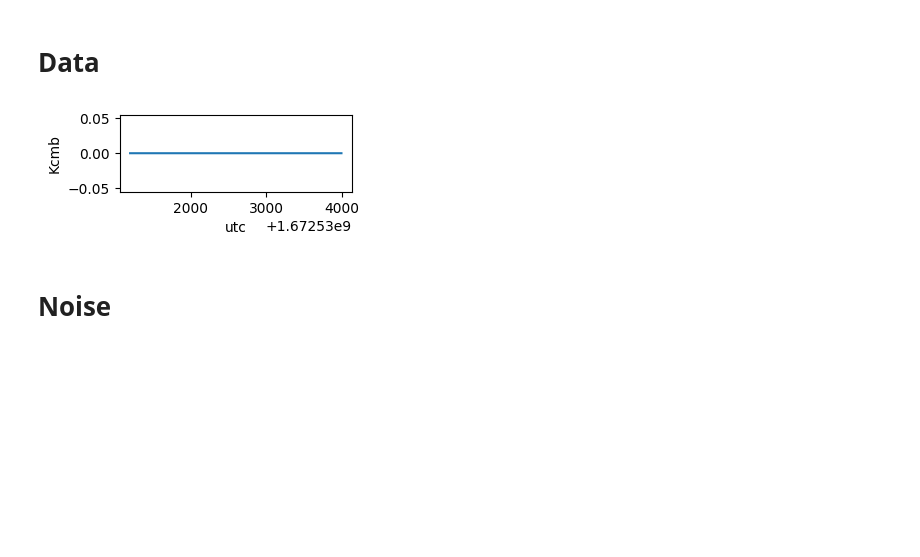
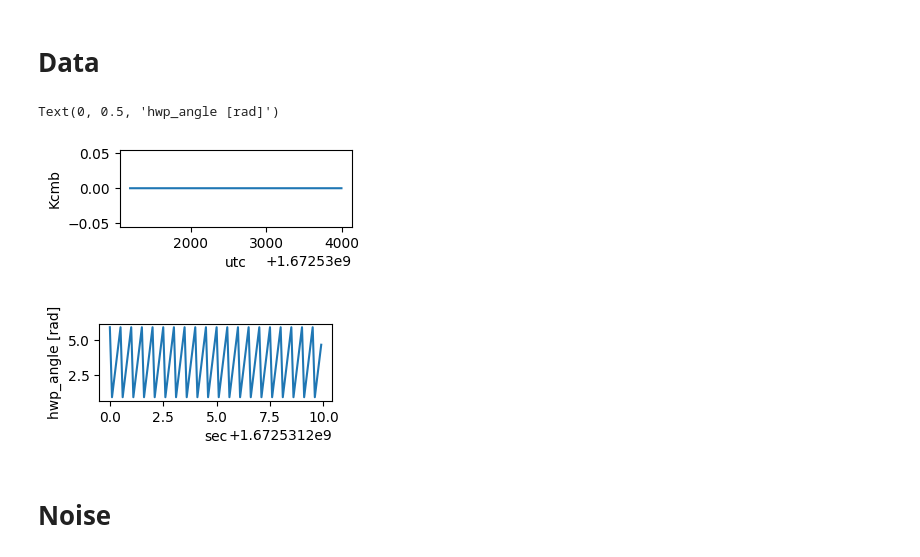
Before and after one commit to tterasaki/bcp, a Jupyter notebook: 220910_manual_planet_sim/manual_sim.ipynb, the cells around one changed output. Saved outputs shown, nothing was run; the diff lists cells and outputs as text; code cells hidden in the pictures; blank space fills up the shorter version.

```diff
--- a/220910_manual_planet_sim/manual_sim.ipynb
+++ b/220910_manual_planet_sim/manual_sim.ipynb
@@ -91,15 +91,22 @@ def plot_one_timestream(data):
 # %%
 sim_gnd = toast.ops.SimGround(
         telescope=telescope,
         schedule=schedule,
         weather="atacama",
         hwp_angle='hwp_angle',
         hwp_rpm=120,
     )
 sim_gnd.apply(data)
 plot_one_timestream(data)
+
+fig,ax = plt.subplots(1,1,figsize=(3,1))
+ax.plot(data.obs[0].shared['times'][:100], data.obs[0].shared['hwp_angle'][:100])
+ax.set_xlabel('sec')
+ax.set_ylabel('hwp_angle [rad]')
 # %% [output]
+Text(0, 0.5, 'hwp_angle [rad]')
 [figure]
+[figure, added]
 # %% [markdown]
 # Noise
 # %%
```
Also changed, not shown: parts of 12 cells of this notebook.
